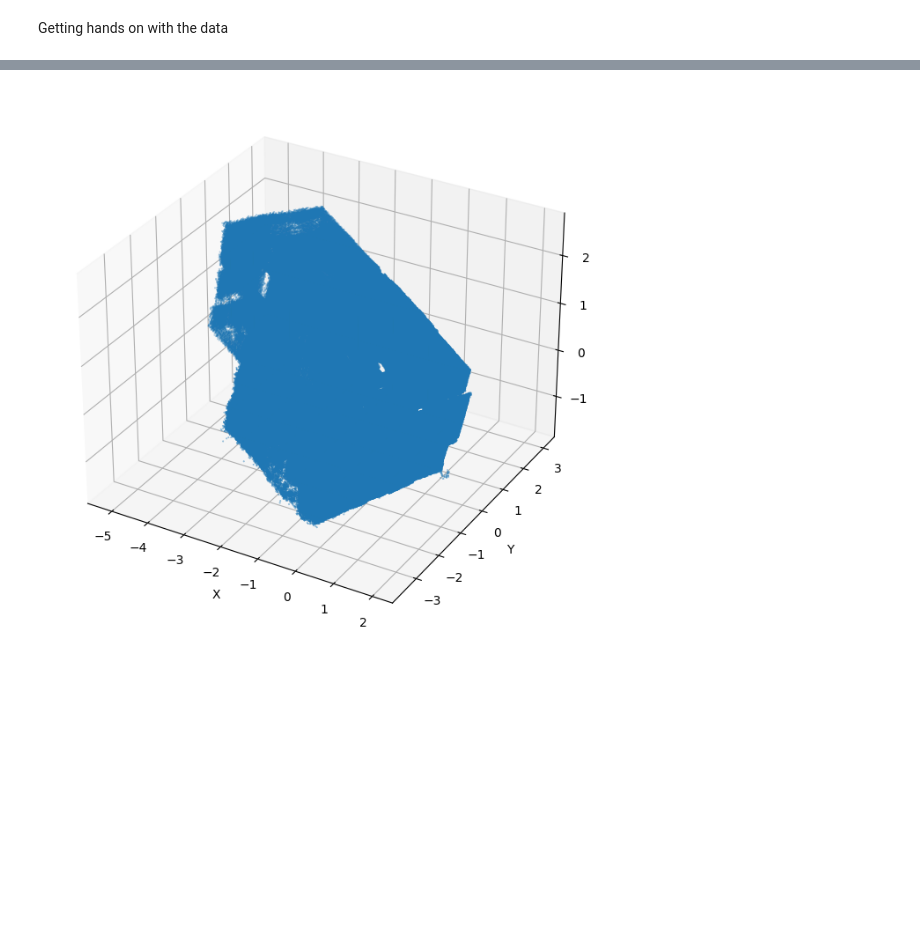
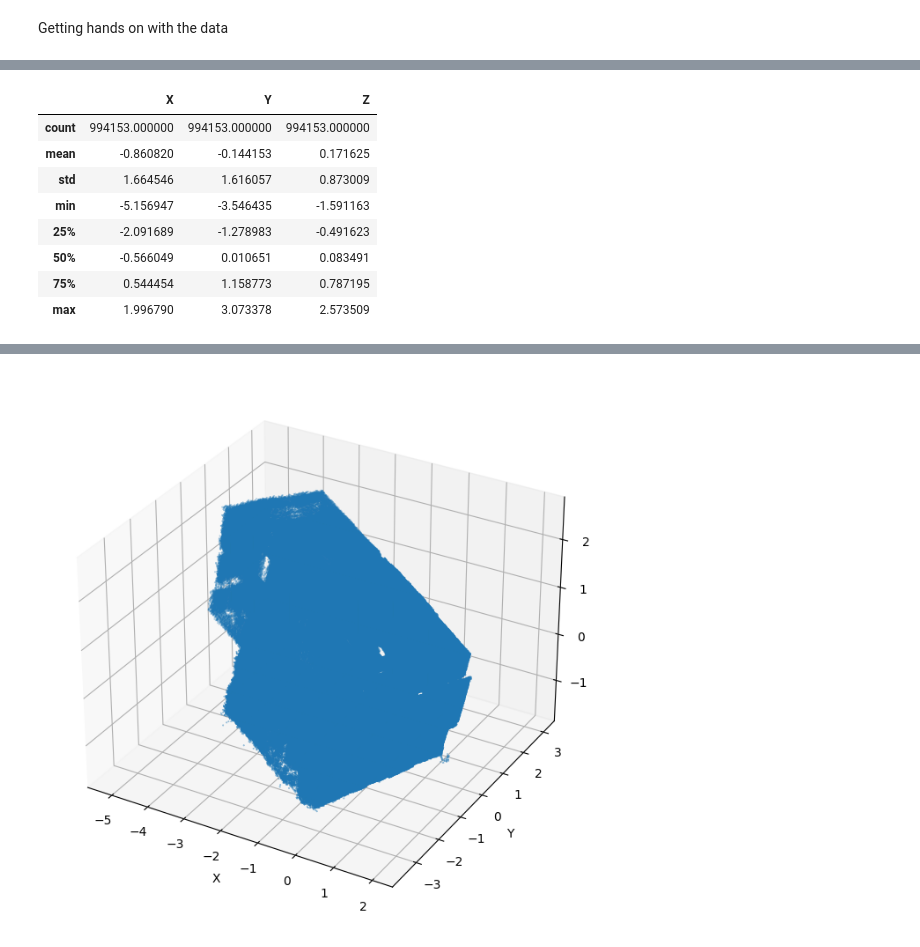
Before and after one commit to yashsarda18/TASK1, a Jupyter notebook: TASK1.ipynb, the cells around one changed output, grey strips where cells are left out. Cells and saved outputs as stored; diff of their text form; code cells hidden in the pictures; blank space fills up the shorter version.

```diff
--- a/TASK1.ipynb
+++ b/TASK1.ipynb
@@ -25,3 +25,8 @@ o3d.visualization.draw_geometries([data])
 data_array = np.asarray(data.points)
 # %% [markdown]
 Getting hands on with the data
+# %%
+df = pd.DataFrame(data_array)
+# %%
+column_names = ['X', 'Y', 'Z']
+df.columns = column_names
@@ -27,0 +42,12 @@ Getting hands on with the data
+# %%
+df.describe()
+# %% [output]
+|  | X | Y | Z |
+| count | 994153.000000 | 994153.000000 | 994153.000000 |
+| mean | -0.860820 | -0.144153 | 0.171625 |
+| std | 1.664546 | 1.616057 | 0.873009 |
+| min | -5.156947 | -3.546435 | -1.591163 |
+| 25% | -2.091689 | -1.278983 | -0.491623 |
+| 50% | -0.566049 | 0.010651 | 0.083491 |
+| 75% | 0.544454 | 1.158773 | 0.787195 |
+| max | 1.996790 | 3.073378 | 2.573509 |
```
Also changed, not shown: parts of 3 cells of this notebook.
